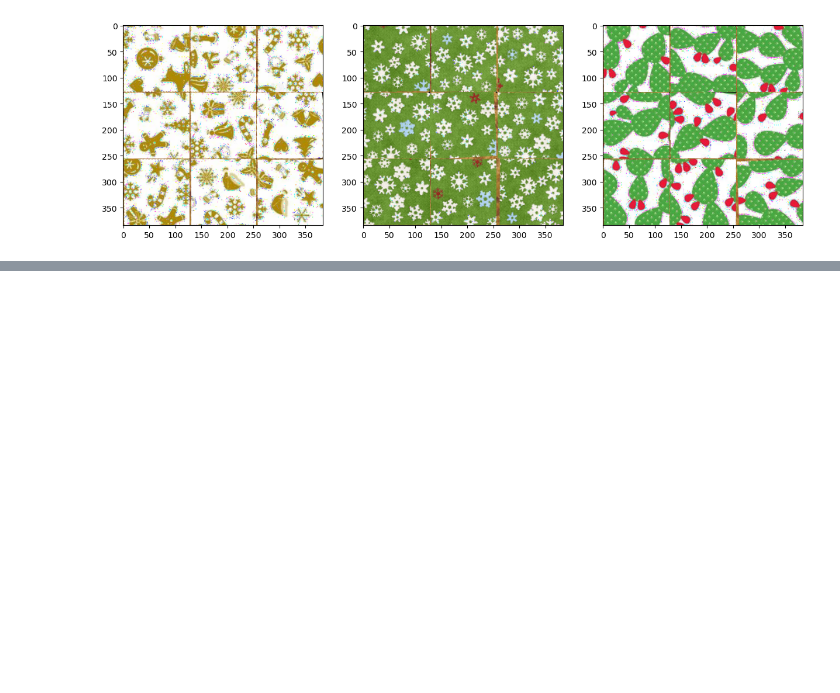
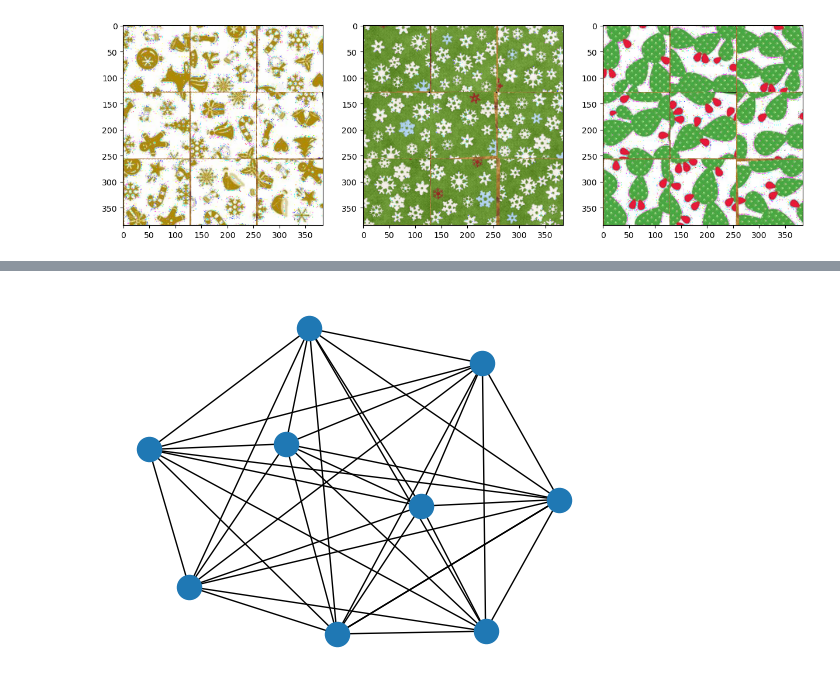
Before and after one commit to theoh-io/iapr_group15, a Jupyter notebook: project/project_draft_tom.ipynb, the cells around one changed output, grey strips where cells are left out. Cells and saved outputs as stored; diff of their text form; code cells hidden in the pictures; blank space fills up the shorter version.

```diff
--- a/project/project_draft_tom.ipynb
+++ b/project/project_draft_tom.ipynb
@@ -491,4 +500,6 @@ plt.show()
 # %%
+from itertools import combinations
+
 class Puzzle:
     def __init__(self, pieces):
         if len(pieces) not in [9, 12, 16]:
@@ -509,7 +520,8 @@ class Puzzle:
             self.size = (4, 4)
 
     def solve(self):
-        raise NotImplementedError
+        res = list(combinations(range(len(self.pieces)), 2))
+        print(res)
 
     def assemble(self):
         for idx, piece in enumerate(self.pieces):
@@ -536,3 +548,5 @@ for i, puzzle in enumerate(puzzles):
     axs[i].imshow(puzzle.data)
 # %% [output]
 [figure]
+# %%
+puzzle1 = puzzles[0]
@@ -538,0 +557,7 @@ for i, puzzle in enumerate(puzzles):
+# %%
+import networkx as nx
+G = nx.MultiGraph()
+
+G.add_nodes_from(range(len(puzzle1.pieces)))
+pairs = list(combinations(range(len(puzzle1.pieces)), 2))
+G.add_edges_from(pairs)
@@ -538,0 +582,6 @@ for i, puzzle in enumerate(puzzles):
+# %%
+fig = plt.figure()
+nx.draw(G, ax=fig.add_subplot(111))
+plt.show()
+# %% [output]
+[figure, added]
```
Also changed, not shown: parts of 4 cells of this notebook.
